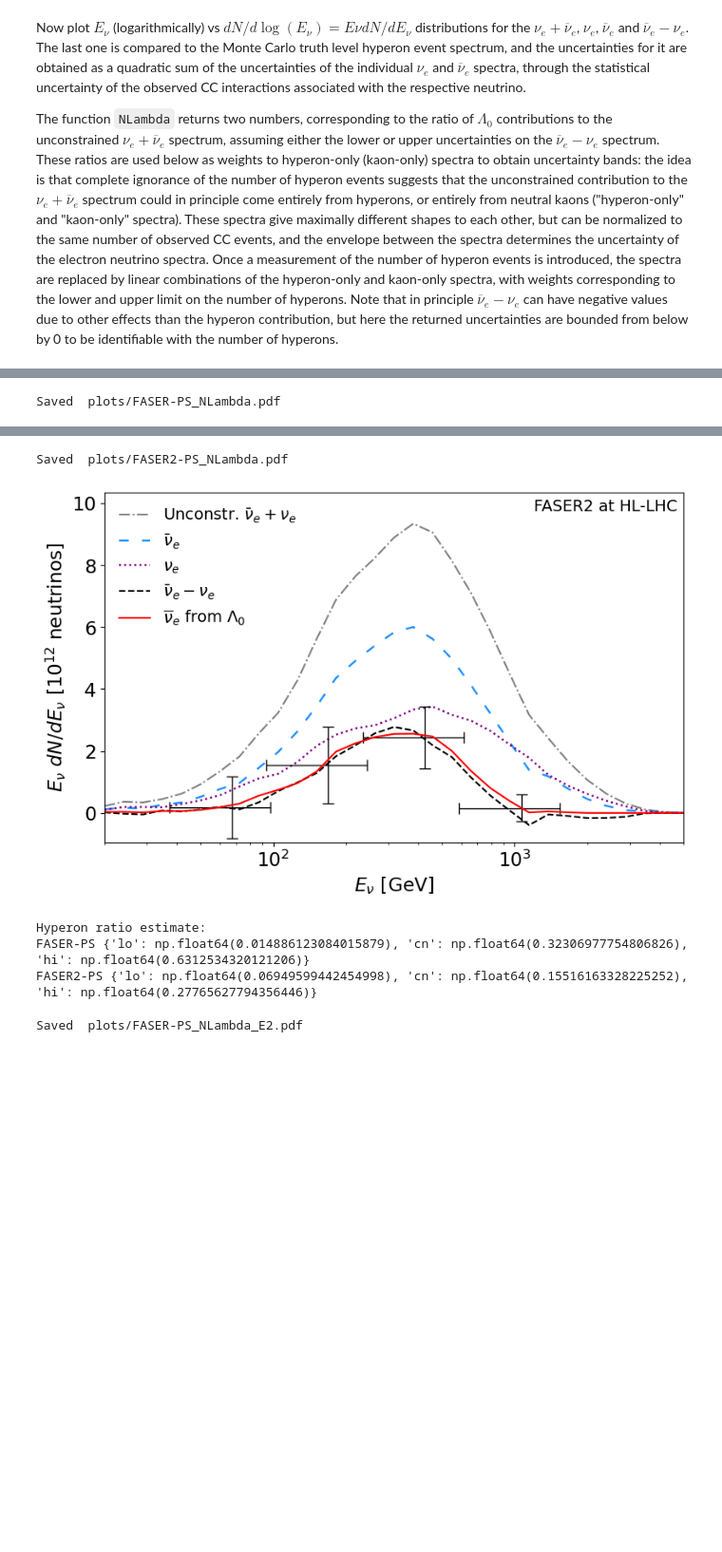
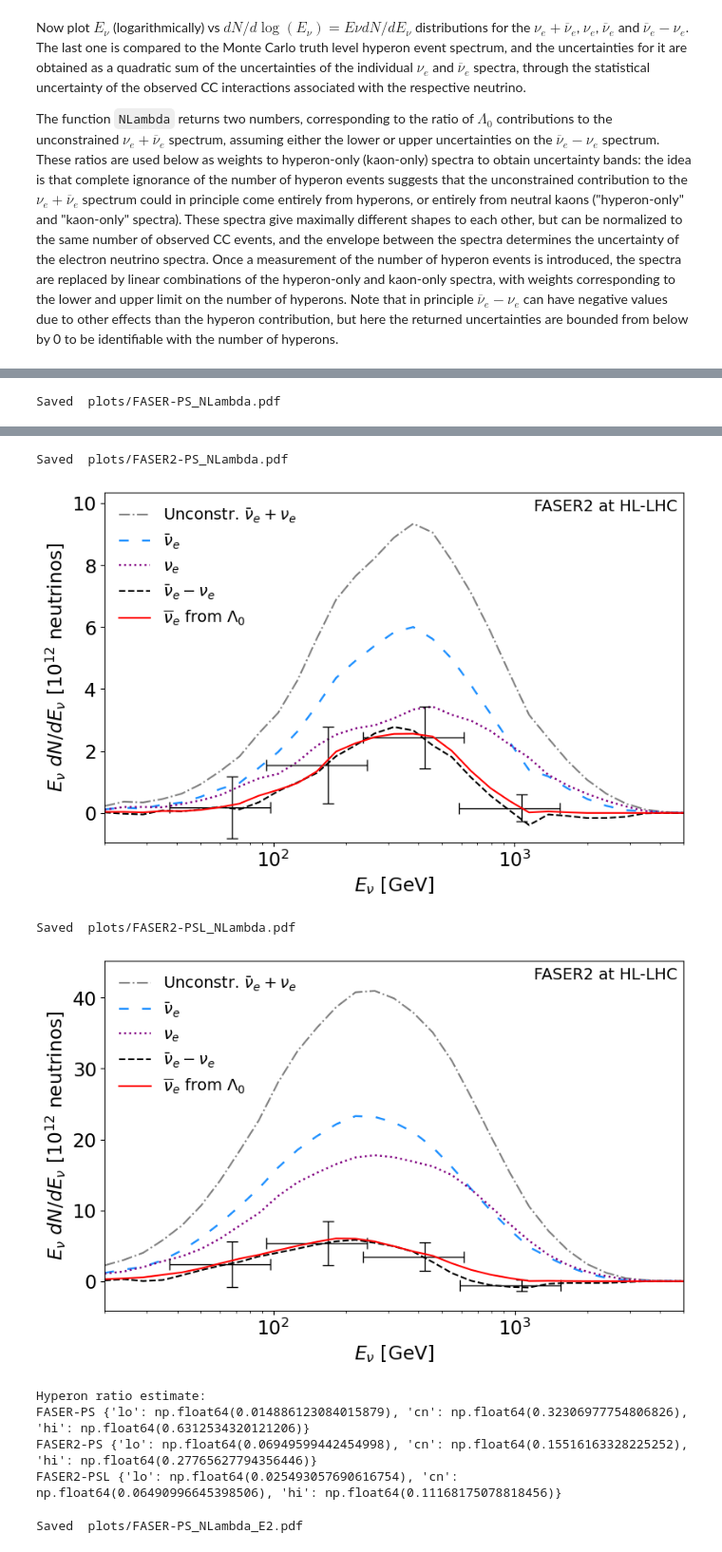
Before and after one commit to makelat/forward-nu-flux-fit, a Jupyter notebook: cid.ipynb, the cells around one changed output, grey strips where cells are left out. Shown at 95% size. Cells and saved outputs as stored; diff of their text form; code cells hidden in the pictures; blank space fills up the shorter version.

Commit message:
Checking event rates for a FASER2-PSL the size of the entire spectrometer, not just FASERv2 + comment on why the NSI analysis restricts to a smaller area than the entire spectrometer

```diff
--- a/cid.ipynb
+++ b/cid.ipynb
@@ -65,12 +65,12 @@ experimentsadd = {"FASER-PS"  : {"length": 20.0, "rho": 1.03, "material": "C", "
 #Slightly more accurate description of the FASERv run3 configuration, but lumi corresponding to period w/ plastic scintillator installed
 experiments['FASERv'] =  {"length": 80,  "rho": 19.3, "material": "W", "posz": 480, "lumi": experimentsadd["FASER-PS"]["lumi"],
                           "xmin": -.125, "xmax": .125,"ymin": -.150,   "ymax": .150 }
-#A larger FASER2-PS corresponding to the full rectangular area of FASERv2
+#A larger FASER2-PS corresponding to the full rectangular area of FASER2 spectrometer (not just FASERv2)
 experimentsadd['FASER2-PSL'] =  experimentsadd['FASER2-PS']
-experimentsadd['FASER2-PSL']['xmin'] = experiments['FASERv2']['xmin']
-experimentsadd['FASER2-PSL']['xmax'] = experiments['FASERv2']['xmax']
-experimentsadd['FASER2-PSL']['ymin'] = experiments['FASERv2']['ymin']
-experimentsadd['FASER2-PSL']['ymax'] = experiments['FASERv2']['ymax']
+experimentsadd['FASER2-PSL']['xmin'] =  -.5  #experiments['FASERv2']['xmin']
+experimentsadd['FASER2-PSL']['xmax'] =   .5  #experiments['FASERv2']['xmax']
+experimentsadd['FASER2-PSL']['ymin'] = -1.5  #experiments['FASERv2']['ymin']
+experimentsadd['FASER2-PSL']['ymax'] =  1.5  #experiments['FASERv2']['ymax']
 #Update experiments array to contain additions
 experiments.update(experimentsadd)
 
@@ -263,10 +263,10 @@ def get_bins(detector):
         rbins3 = np.array([0,0.07,0.14,0.2])  #Disc w/ radius 20 cm
     elif detector=='FASER2-PSL':
         ebins = ebinsPS
-        rbins1 = np.array([0,0.3])           #Corresponding to rectangular FASERv2 area
-        rbins3 = np.array([0,0.1,0.2,0.3])   #Corresponding to rectangular FASERv2 area
-        #rbins1 = np.array([0,1.6])          #3m x 1m area, corresponding to spectrometer size
-        #rbins3 = np.array([0,0.5,1.0,1.6])  #3m x 1m area, corresponding to spectrometer size
+        #rbins1 = np.array([0,0.3])           #Corresponding to rectangular FASERv2 area
+        #rbins3 = np.array([0,0.1,0.2,0.3])   #Corresponding to rectangular FASERv2 area
+        rbins1 = np.array([0,1.6])          #3m x 1m area, corresponding to spectrometer size
+        rbins3 = np.array([0,0.5,1.0,1.6])  #3m x 1m area, corresponding to spectrometer size
     elif detector=='FASER-PS':  #Radius 10cm
         ebins = ebinsPS
         rbins1 = np.array([0,0.1])
@@ -1068,17 +1077,20 @@ def NLambda(detector,genpair=genpairBL):
 # %%
 Lambda0ratio={}
-for detector in ['FASER-PS','FASER2-PS']:
+for detector in ['FASER-PS','FASER2-PS','FASER2-PSL']:
     Lambda0ratio[detector] = NLambda(detector=detector,genpair=genpairBL)
 print('Hyperon ratio estimate:')
 for key in Lambda0ratio: print(key,Lambda0ratio[key])
 # %% [output]
 Saved  plots/FASER-PS_NLambda.pdf
 [figure]
 Saved  plots/FASER2-PS_NLambda.pdf
 [figure]
-Hyperon ratio estimate:
-FASER-PS {'lo': np.float64(0.014886123084015879), 'cn': np.float64(0.32306977754806826), 'hi': np.float64(0.6312534320121206)}
-FASER2-PS {'lo': np.float64(0.06949599442454998), 'cn': np.float64(0.15516163328225252), 'hi': np.float64(0.27765627794356446)}
+Saved  plots/FASER2-PSL_NLambda.pdf
+[figure, added]
+Hyperon ratio estimate:
+FASER-PS {'lo': np.float64(0.014886123084015879), 'cn': np.float64(0.32306977754806826), 'hi': np.float64(0.6312534320121206)}
+FASER2-PS {'lo': np.float64(0.06949599442454998), 'cn': np.float64(0.15516163328225252), 'hi': np.float64(0.27765627794356446)}
+FASER2-PSL {'lo': np.float64(0.025493057690616754), 'cn': np.float64(0.06490996645398506), 'hi': np.float64(0.11168175078818456)}
 # %%
 #Produce a similar plot but vertical axis multiplied by E^2 instead of E
 def NLambdaE2(detector,genpair=genpairBL):
```
Also changed, not shown: parts of 3 cells of this notebook.
